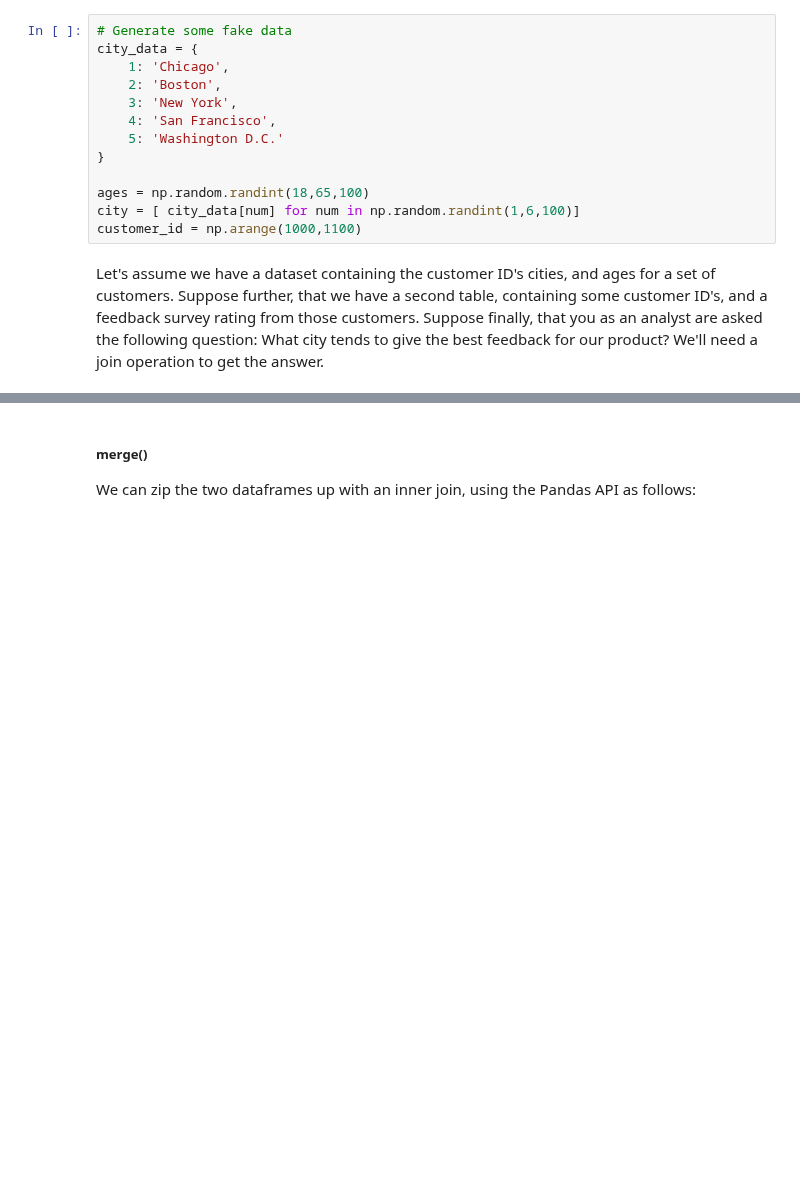
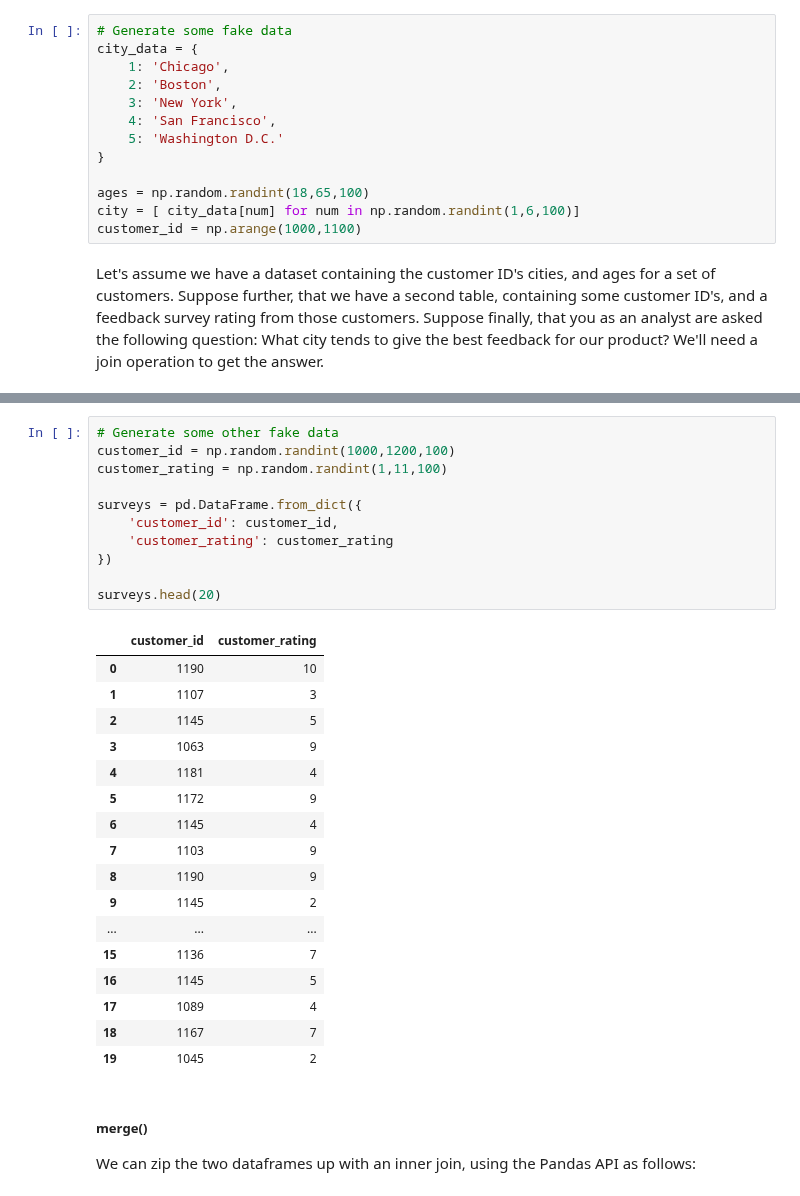
Before and after one commit to somas1/CT, a Jupyter notebook: Pandas/Pandas_II_Student_copy.ipynb, the cells around one changed output, grey strips where cells are left out. Cells and saved outputs as stored; diff of their text form; blank space fills up the shorter version.

Commit message:
Created customer surveys fake data -Created using Colaboratory

```diff
--- a/Pandas/Pandas_II_Student_copy.ipynb
+++ b/Pandas/Pandas_II_Student_copy.ipynb
@@ -43,3 +63,32 @@ customer_id = np.arange(1000,1100)
+# %%
+# Generate some other fake data
+customer_id = np.random.randint(1000,1200,100)
+customer_rating = np.random.randint(1,11,100)
+
+surveys = pd.DataFrame.from_dict({
+    'customer_id': customer_id,
+    'customer_rating': customer_rating
+})
+
+surveys.head(20)
+# %% [output]
+|  | customer_id | customer_rating |
+| 0 | 1190 | 10 |
+| 1 | 1107 | 3 |
+| 2 | 1145 | 5 |
+| 3 | 1063 | 9 |
+| 4 | 1181 | 4 |
+| 5 | 1172 | 9 |
+| 6 | 1145 | 4 |
+| 7 | 1103 | 9 |
+| 8 | 1190 | 9 |
+| 9 | 1145 | 2 |
+| ... | ... | ... |
+| 15 | 1136 | 7 |
+| 16 | 1145 | 5 |
+| 17 | 1089 | 4 |
+| 18 | 1167 | 7 |
+| 19 | 1045 | 2 |
 # %% [markdown]
 ##### merge()
 
```
Also changed, not shown: parts of 2 cells of this notebook.
